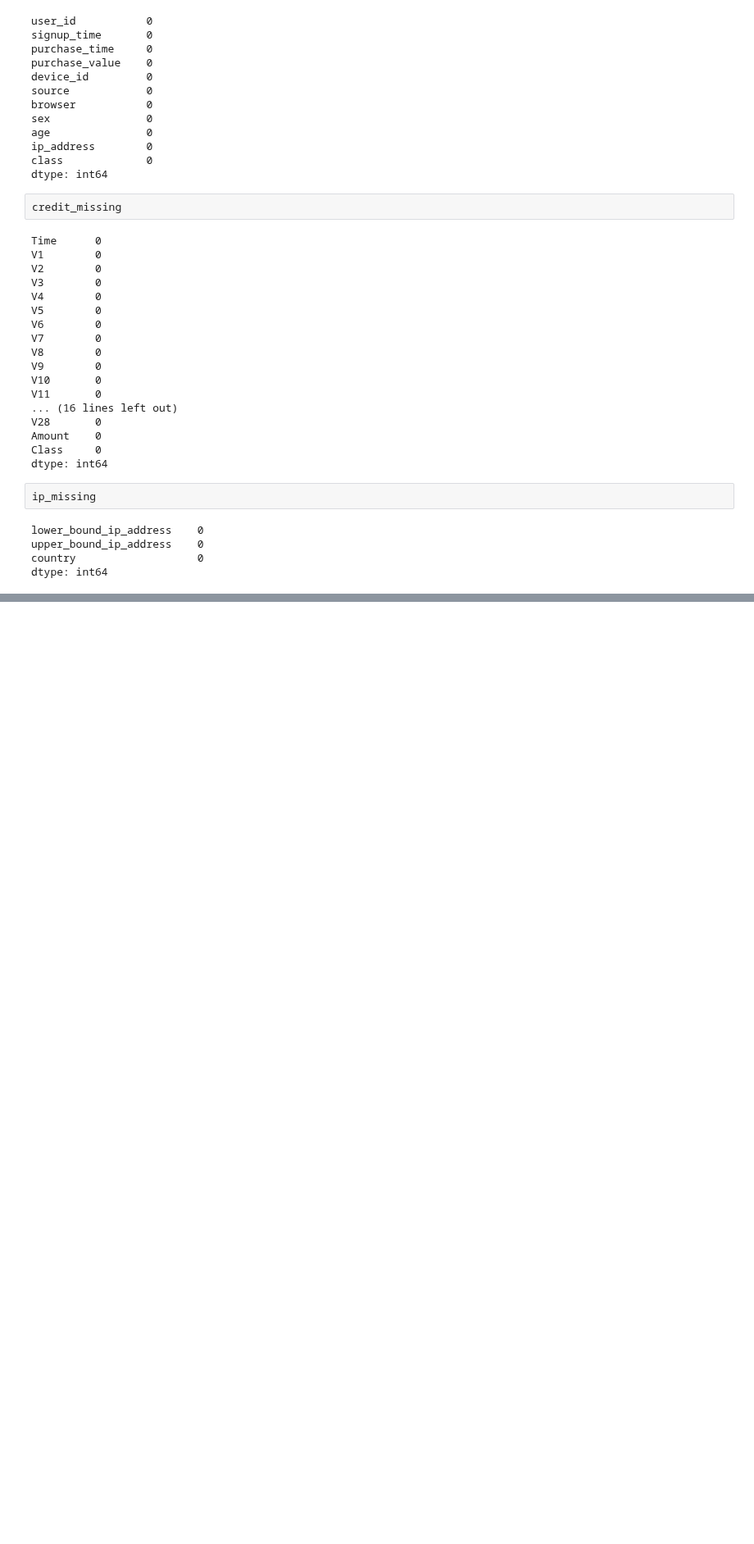
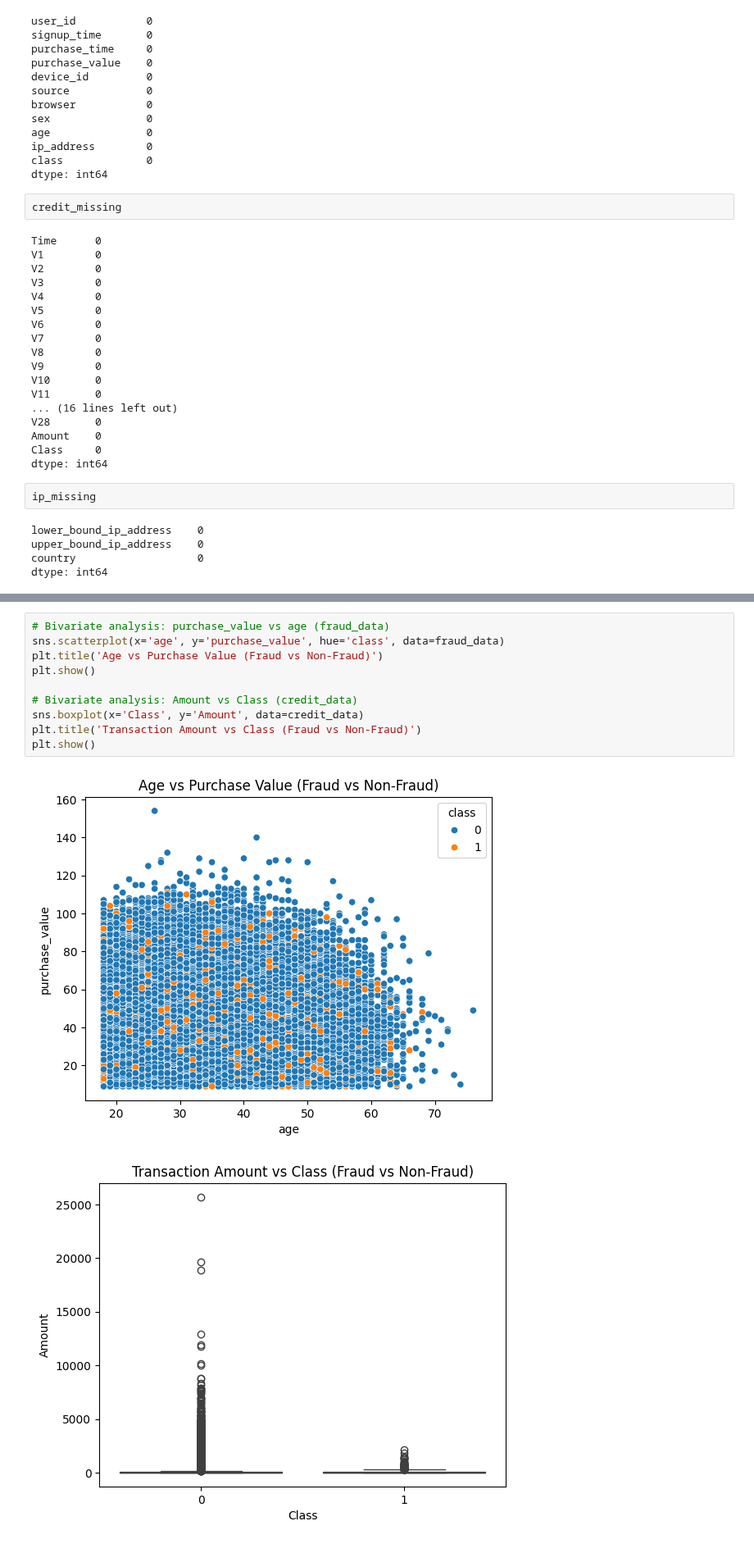
Before and after one commit to fro-su/Adey-Innovations-Inc, a Jupyter notebook: notebooks/EDA.ipynb, the cells around one changed output, grey strips where cells are left out. Shown at 82% size. Drawn from its saved outputs; the diff is of its cells as text; blank space fills up the shorter version.

```diff
--- a/notebooks/EDA.ipynb
+++ b/notebooks/EDA.ipynb
@@ -75,0 +139,13 @@ dtype: int64
+# %%
+# Bivariate analysis: purchase_value vs age (fraud_data)
+sns.scatterplot(x='age', y='purchase_value', hue='class', data=fraud_data)
+plt.title('Age vs Purchase Value (Fraud vs Non-Fraud)')
+plt.show()
+
+# Bivariate analysis: Amount vs Class (credit_data)
+sns.boxplot(x='Class', y='Amount', data=credit_data)
+plt.title('Transaction Amount vs Class (Fraud vs Non-Fraud)')
+plt.show()
+# %% [output]
+[figure, added]
+[figure, added]
```
Also changed, not shown: parts of 6 cells of this notebook.
